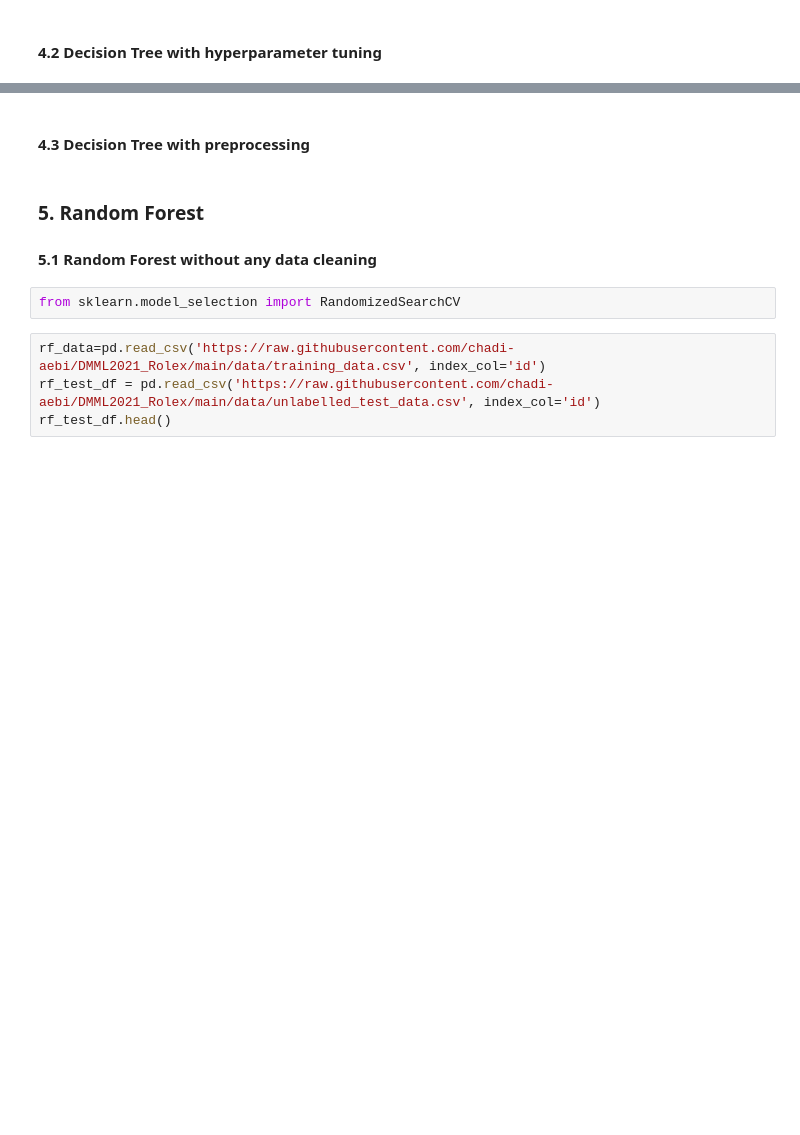
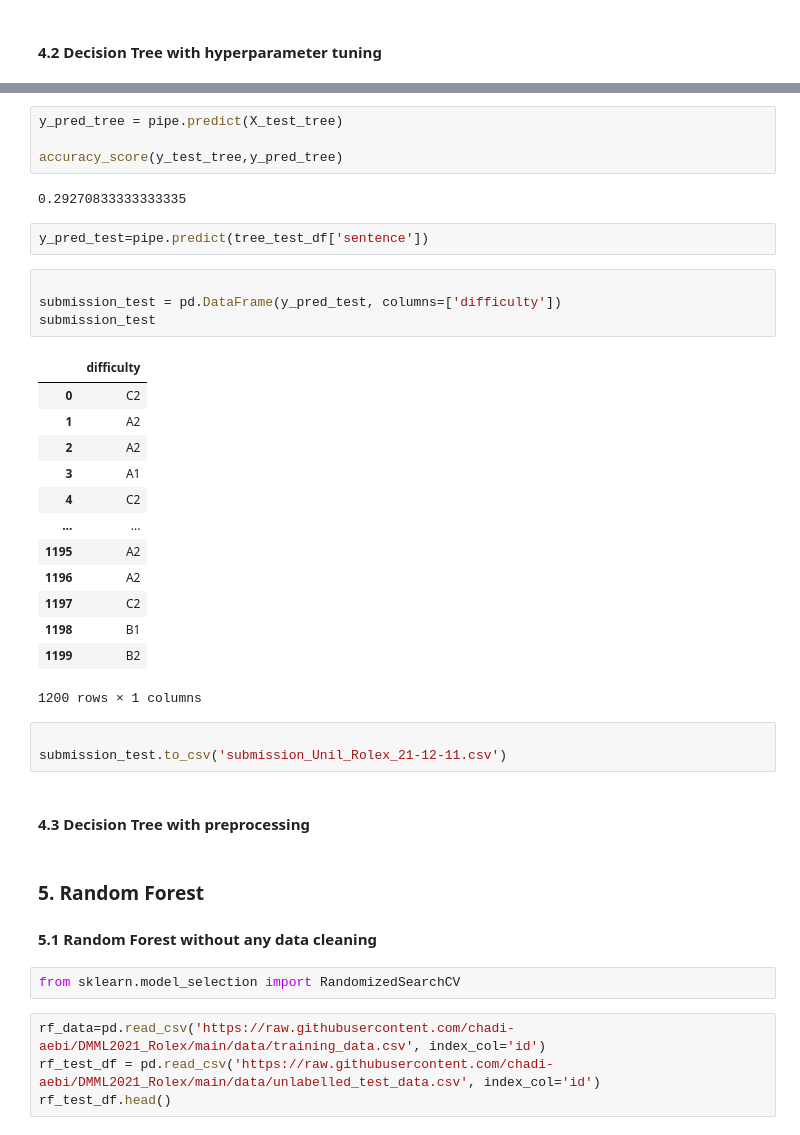
Before and after one commit to chadi-aebi/DMML2021_Rolex, a Jupyter notebook: code/Notebook_Rolex.ipynb, the cells around one changed output, grey strips where cells are left out. Cells and saved outputs as stored; diff of their text form; blank space fills up the shorter version.

```diff
--- a/code/Notebook_Rolex.ipynb
+++ b/code/Notebook_Rolex.ipynb
@@ -219,3 +246,32 @@ accuracy_score(y_test_tree,y_pred_tree)
+# %%
+y_pred_tree = pipe.predict(X_test_tree)
+
+accuracy_score(y_test_tree,y_pred_tree)
+# %% [output]
+0.29270833333333335
+# %%
+y_pred_test=pipe.predict(tree_test_df['sentence'])
+# %%
+
+submission_test = pd.DataFrame(y_pred_test, columns=['difficulty'])
+submission_test
+# %% [output]
+|  | difficulty |
+| 0 | C2 |
+| 1 | A2 |
+| 2 | A2 |
+| 3 | A1 |
+| 4 | C2 |
+| ... | ... |
+| 1195 | A2 |
+| 1196 | A2 |
+| 1197 | C2 |
+| 1198 | B1 |
+| 1199 | B2 |
+1200 rows × 1 columns
+# %%
+
+submission_test.to_csv('submission_Unil_Rolex_21-12-11.csv')
 # %% [markdown]
 <h4> 4.3 Decision Tree with preprocessing
 # %% [markdown]
```
Also changed, not shown: parts of 6 cells of this notebook.
